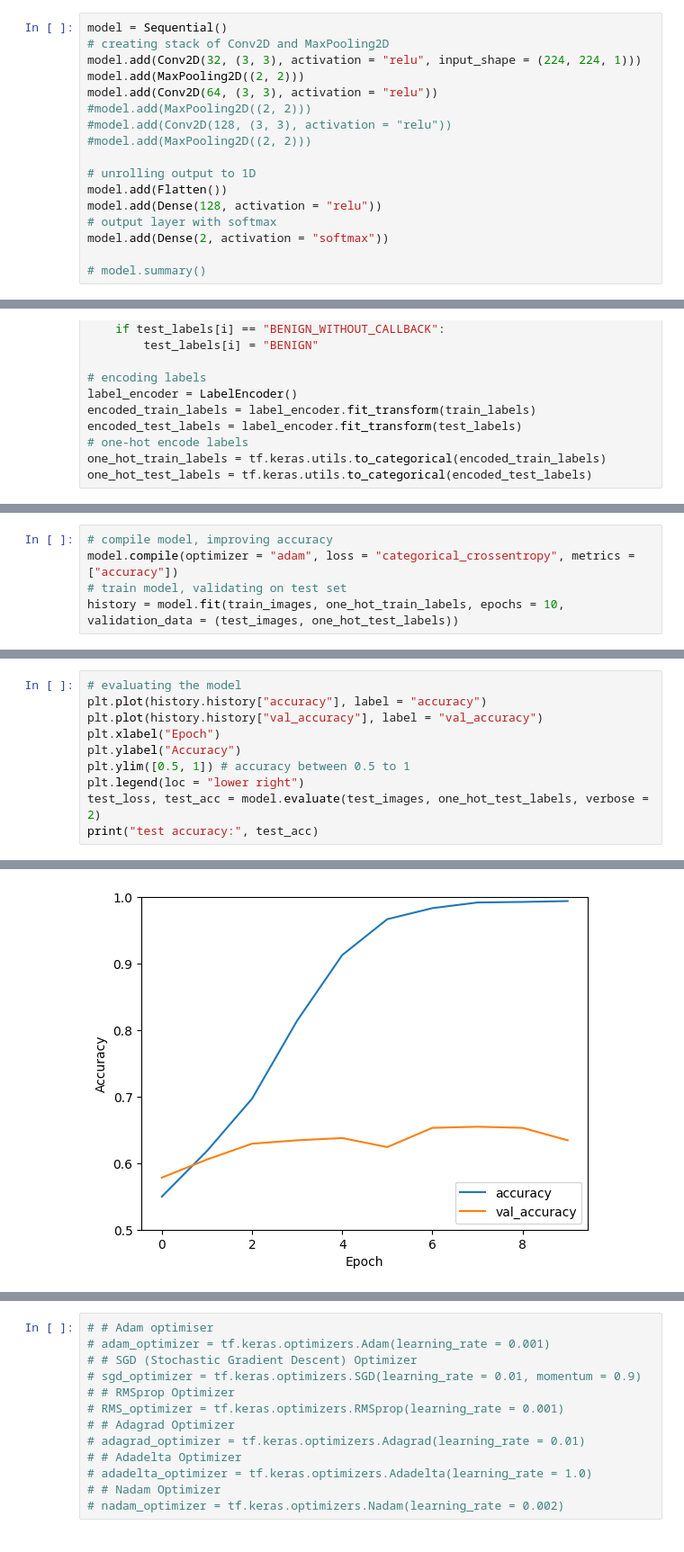
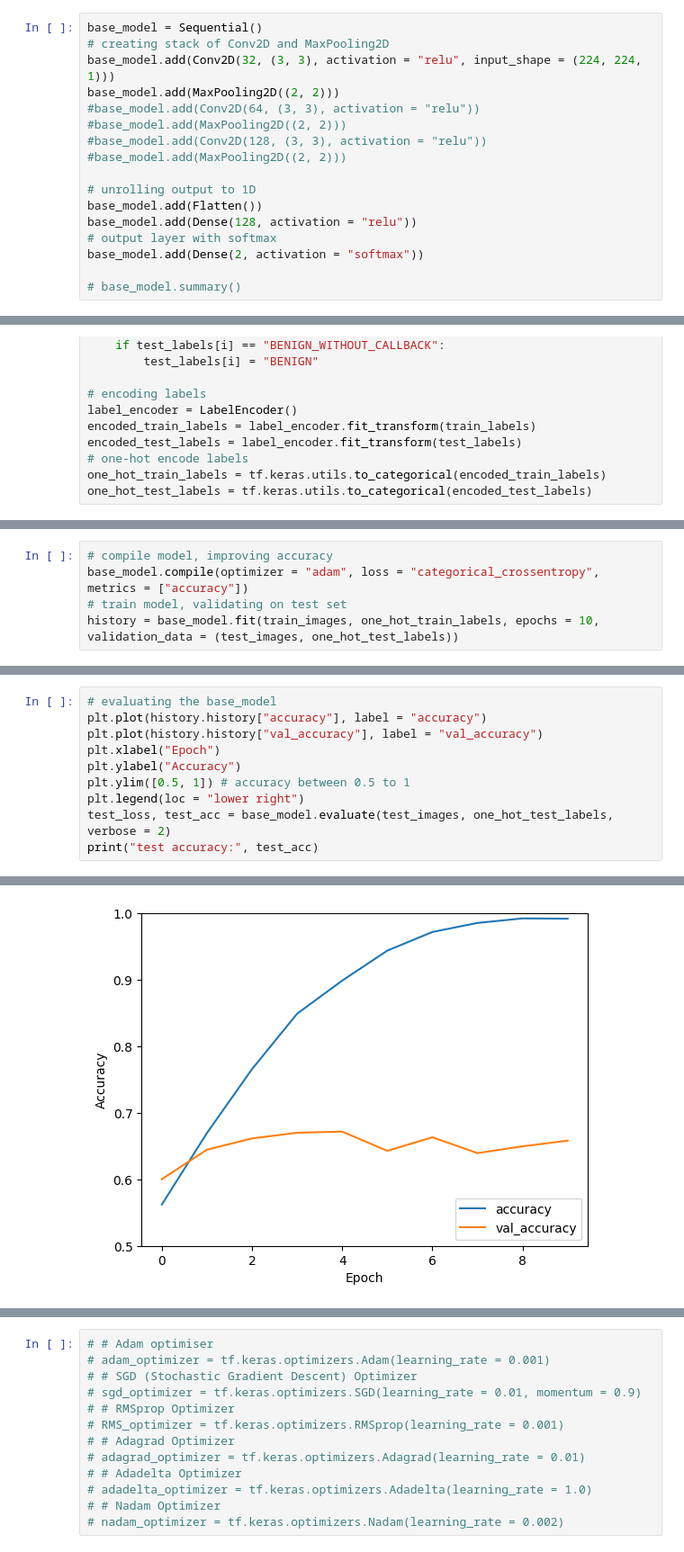
Before and after one commit to nekumonokat/FYP_breast_cancer_classification, a Jupyter notebook: 1_FYP_Project_baseline_model.ipynb, the cells around one changed output, grey strips where cells are left out. Shown: that part at 90% size. Drawn from its saved outputs; the diff is of its cells as text.

```diff
--- a/2_FYP_Project_baseline_model.ipynb
+++ b/1_FYP_Project_baseline_model.ipynb
@@ -45,17 +60,17 @@ plt.show()
 # %%
-model = Sequential()
+base_model = Sequential()
 # creating stack of Conv2D and MaxPooling2D
-model.add(Conv2D(32, (3, 3), activation = "relu", input_shape = (224, 224, 1)))
-model.add(MaxPooling2D((2, 2)))
-model.add(Conv2D(64, (3, 3), activation = "relu"))
-#model.add(MaxPooling2D((2, 2)))
-#model.add(Conv2D(128, (3, 3), activation = "relu"))
-#model.add(MaxPooling2D((2, 2)))
+base_model.add(Conv2D(32, (3, 3), activation = "relu", input_shape = (224, 224, 1)))
+base_model.add(MaxPooling2D((2, 2)))
+#base_model.add(Conv2D(64, (3, 3), activation = "relu"))
+#base_model.add(MaxPooling2D((2, 2)))
+#base_model.add(Conv2D(128, (3, 3), activation = "relu"))
+#base_model.add(MaxPooling2D((2, 2)))
 
 # unrolling output to 1D
-model.add(Flatten())
-model.add(Dense(128, activation = "relu"))
+base_model.add(Flatten())
+base_model.add(Dense(128, activation = "relu"))
 # output layer with softmax
-model.add(Dense(2, activation = "softmax"))
+base_model.add(Dense(2, activation = "softmax"))
 
-# model.summary()
+# base_model.summary()
@@ -82,7 +104,7 @@ one_hot_test_labels = tf.keras.utils.to_categorical(encoded_test_labels)
 # %%
 # compile model, improving accuracy
-model.compile(optimizer = "adam", loss = "categorical_crossentropy", metrics = ["accuracy"])
+base_model.compile(optimizer = "adam", loss = "categorical_crossentropy", metrics = ["accuracy"])
 # train model, validating on test set
-history = model.fit(train_images, one_hot_train_labels, epochs = 10, validation_data = (test_images, one_hot_test_labels))
+history = base_model.fit(train_images, one_hot_train_labels, epochs = 10, validation_data = (test_images, one_hot_test_labels))
 # %% [output]
 Epoch 1/10
@@ -108,11 +134,11 @@ Epoch 10/10
 # %%
-# evaluating the model
+# evaluating the base_model
 plt.plot(history.history["accuracy"], label = "accuracy")
 plt.plot(history.history["val_accuracy"], label = "val_accuracy")
 plt.xlabel("Epoch")
 plt.ylabel("Accuracy")
 plt.ylim([0.5, 1]) # accuracy between 0.5 to 1
 plt.legend(loc = "lower right")
-test_loss, test_acc = model.evaluate(test_images, one_hot_test_labels, verbose = 2)
+test_loss, test_acc = base_model.evaluate(test_images, one_hot_test_labels, verbose = 2)
 print("test accuracy:", test_acc)
 # %% [output]
@@ -121 +147 @@ test accuracy: 0.634353756904602
-[figure, old version]
+[figure, new version]
```
Also changed, not shown: parts of 15 cells of this notebook, 1 other file.
